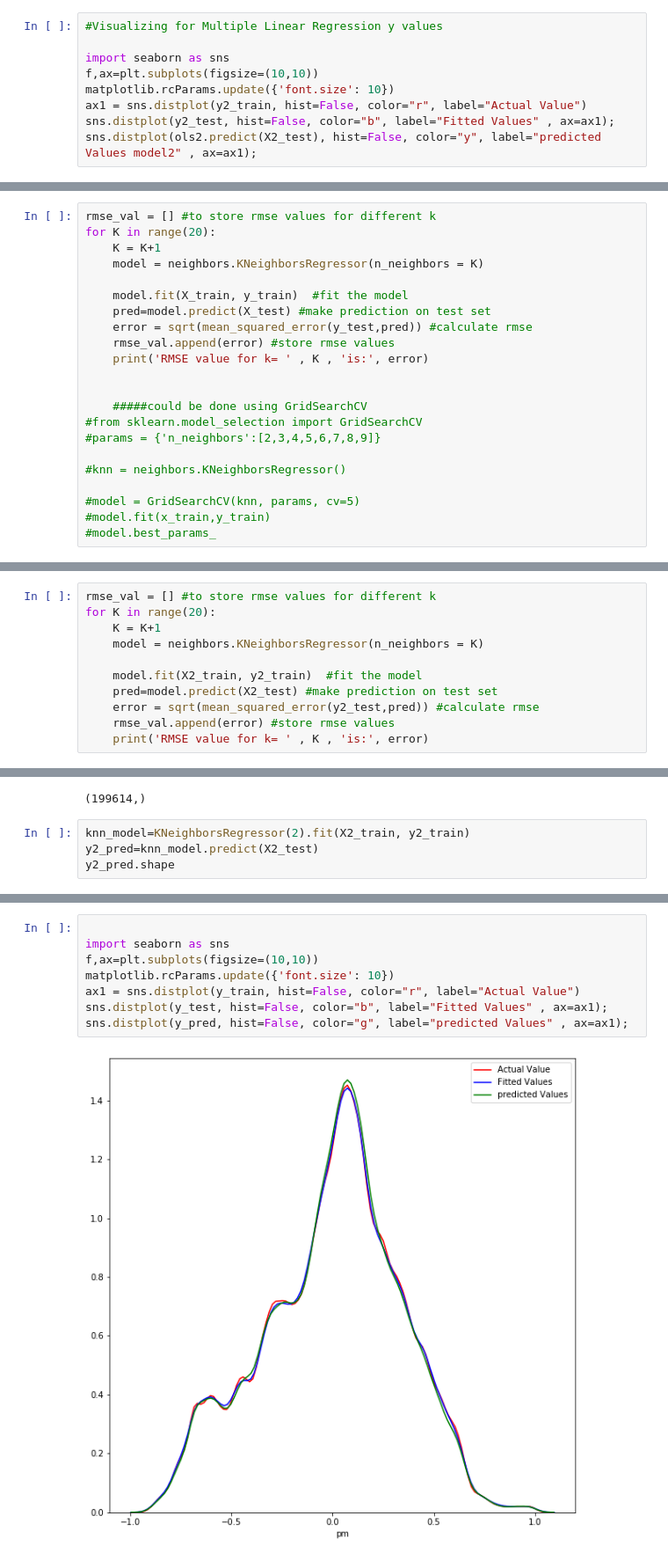
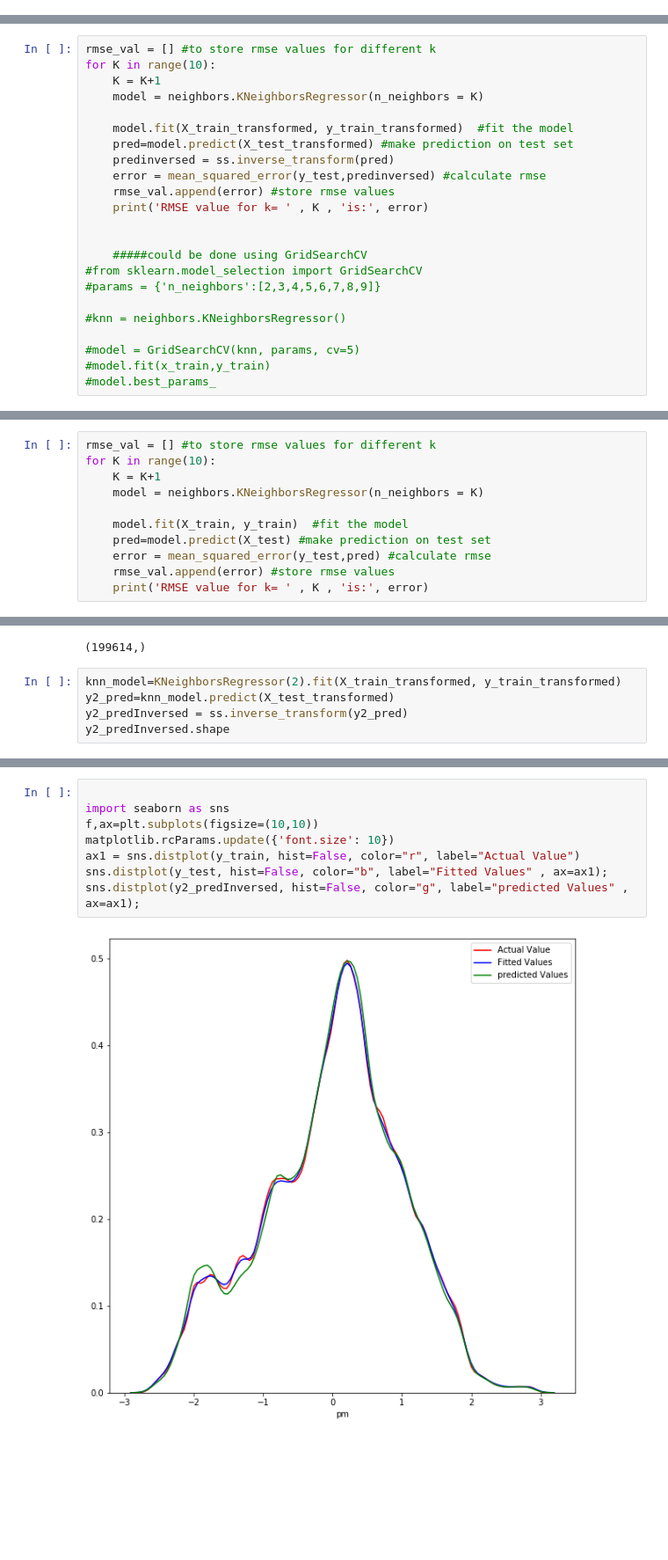
Before and after one commit to hyoussef/pmsm, a Jupyter notebook: pmsm.ipynb, the cells around one changed output, grey strips where cells are left out. Shown at 88% size. Cells and saved outputs as stored; diff of their text form; blank space fills up the shorter version.

```diff
--- a/pmsm.ipynb
+++ b/pmsm.ipynb
@@ -539,9 +565,0 @@ sns.distplot(ols.predict(X_test), hist=False, color="g", label="predicted Values
-# %%
-#Visualizing for Multiple Linear Regression y values
-
-import seaborn as sns
-f,ax=plt.subplots(figsize=(10,10))
-matplotlib.rcParams.update({'font.size': 10})
-ax1 = sns.distplot(y2_train, hist=False, color="r", label="Actual Value")
-sns.distplot(y2_test, hist=False, color="b", label="Fitted Values" , ax=ax1);
-sns.distplot(ols2.predict(X2_test), hist=False, color="y", label="predicted Values model2" , ax=ax1);
@@ -646,12 +651,13 @@ Text(0, 0.5, &#39;pm&#39;)
 # %%
 rmse_val = [] #to store rmse values for different k
-for K in range(20):
+for K in range(10):
     K = K+1
     model = neighbors.KNeighborsRegressor(n_neighbors = K)
 
-    model.fit(X_train, y_train)  #fit the model
-    pred=model.predict(X_test) #make prediction on test set
-    error = sqrt(mean_squared_error(y_test,pred)) #calculate rmse
+    model.fit(X_train_transformed, y_train_transformed)  #fit the model
+    pred=model.predict(X_test_transformed) #make prediction on test set
+    predinversed = ss.inverse_transform(pred)
+    error = mean_squared_error(y_test,predinversed) #calculate rmse
     rmse_val.append(error) #store rmse values
     print('RMSE value for k= ' , K , 'is:', error)
 
@@ -698,12 +694,12 @@ Text(0.5, 0, 'k')
 # %%
 rmse_val = [] #to store rmse values for different k
-for K in range(20):
+for K in range(10):
     K = K+1
     model = neighbors.KNeighborsRegressor(n_neighbors = K)
 
-    model.fit(X2_train, y2_train)  #fit the model
-    pred=model.predict(X2_test) #make prediction on test set
-    error = sqrt(mean_squared_error(y2_test,pred)) #calculate rmse
+    model.fit(X_train, y_train)  #fit the model
+    pred=model.predict(X_test) #make prediction on test set
+    error = mean_squared_error(y_test,pred) #calculate rmse
     rmse_val.append(error) #store rmse values
     print('RMSE value for k= ' , K , 'is:', error)
 # %% [output]
@@ -734,7 +720,8 @@ y_pred.shape
 # %% [output]
 (199614,)
 # %%
-knn_model=KNeighborsRegressor(2).fit(X2_train, y2_train)
-y2_pred=knn_model.predict(X2_test)
-y2_pred.shape
+knn_model=KNeighborsRegressor(2).fit(X_train_transformed, y_train_transformed)
+y2_pred=knn_model.predict(X_test_transformed)
+y2_predInversed = ss.inverse_transform(y2_pred)
+y2_predInversed.shape
 # %% [output]
@@ -747,10 +734,10 @@ sns.regplot(x="motor_speed", y=y_pred, label="predicted Value", color="r", data=
 # %%
 
 import seaborn as sns
 f,ax=plt.subplots(figsize=(10,10))
 matplotlib.rcParams.update({'font.size': 10})
 ax1 = sns.distplot(y_train, hist=False, color="r", label="Actual Value")
 sns.distplot(y_test, hist=False, color="b", label="Fitted Values" , ax=ax1);
-sns.distplot(y_pred, hist=False, color="g", label="predicted Values" , ax=ax1);
+sns.distplot(y2_predInversed, hist=False, color="g", label="predicted Values" , ax=ax1);
 # %% [output]
-[figure, old version]
+[figure, new version]
```
Also changed, not shown: parts of 37 cells of this notebook.
